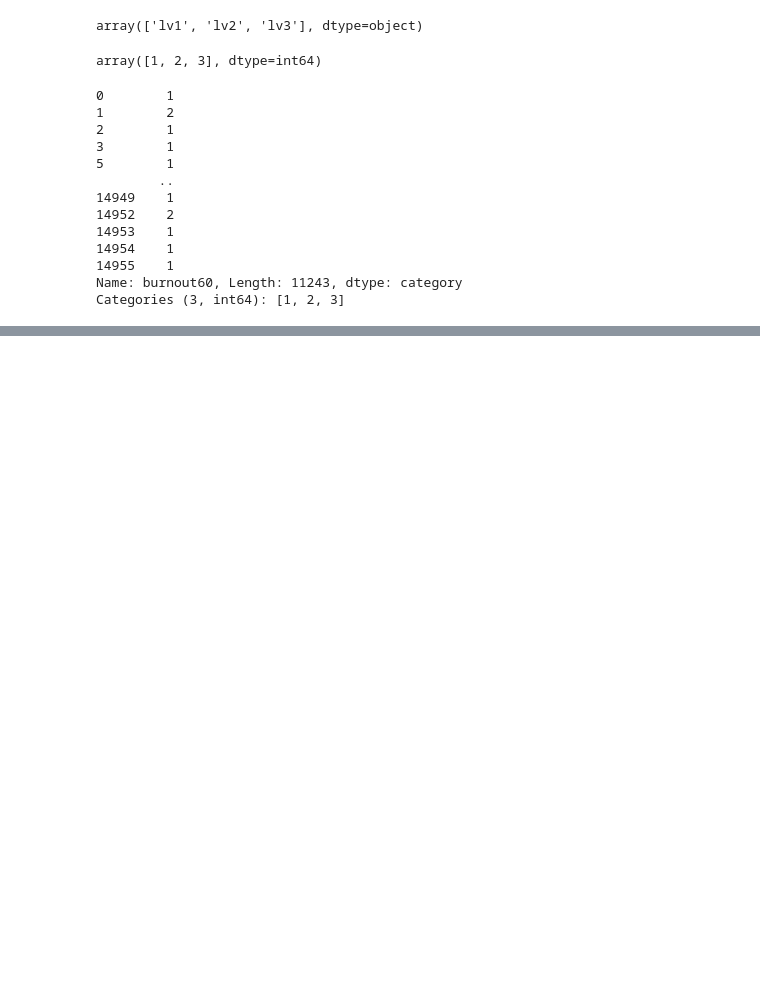
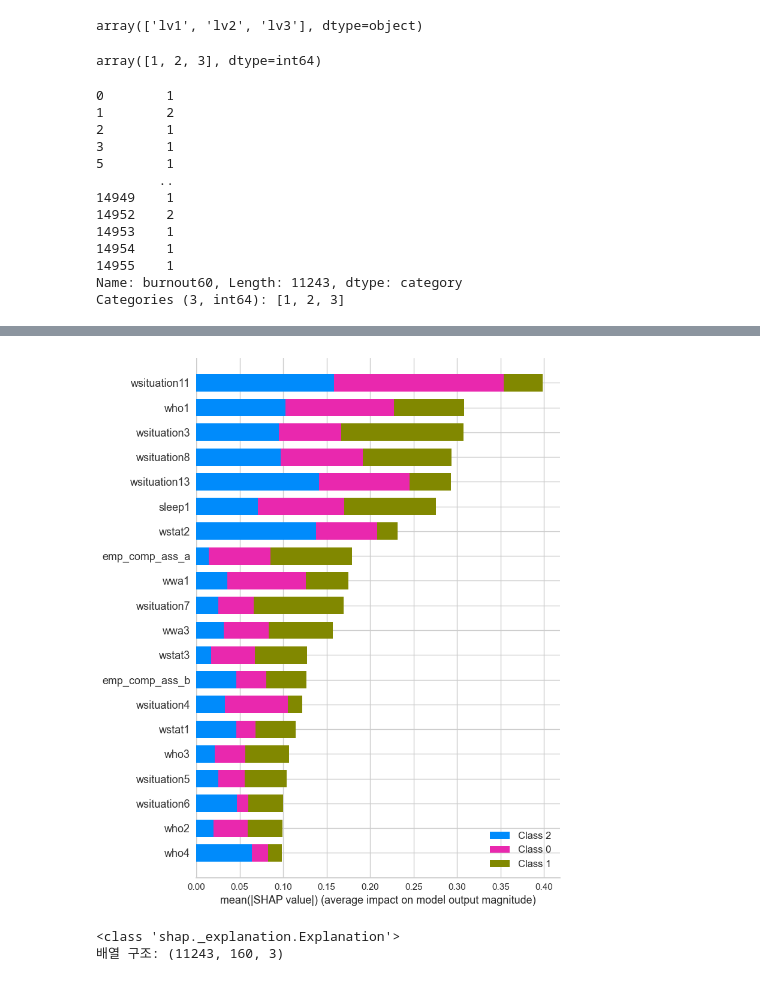
Before and after one commit to momoT2/2-project, a Jupyter notebook: 0826_2PD_H.ipynb, the cells around one changed output, grey strips where cells are left out. Cells and saved outputs as stored; diff of their text form; code cells hidden in the pictures; blank space fills up the shorter version.

```diff
--- a/0826_2PD_H.ipynb
+++ b/0826_2PD_H.ipynb
@@ -581,0 +890,15 @@ best = compare_models(fold=10, sort='AUC')
+# %%
+import lightgbm as lgb
+from sklearn.metrics import log_loss, accuracy_score
+
+model = lgb.LGBMClassifier()
+model.fit(X_train, y_train)
+
+y_pred = model.predict(X_val)
+y_proba = model.predict_proba(X_val)
+
+acc = accuracy_score(y_val, y_pred)
+loss = log_loss(y_val, y_proba)
+
+print(f"검증 정확도: {acc:.4f}")
+print(f"검증 로그손실: {loss:.4f}")
@@ -581,0 +1001,5 @@ best = compare_models(fold=10, sort='AUC')
+# %%
+import shap
+explainer = shap.TreeExplainer(model)
+shap_values = explainer(train_X)
+shap_values
@@ -581,0 +1024,13 @@ best = compare_models(fold=10, sort='AUC')
+# %%
+shap.summary_plot(shap_values, train_X)
+# %% [output]
+[figure, added]
+# %%
+print(type(shap_values))
+if isinstance(shap_values, list):
+    print("리스트 구조:", [arr.shape for arr in shap_values])
+else:
+    print("배열 구조:", shap_values.shape)
+# %% [output]
+<class 'shap._explanation.Explanation'>
+배열 구조: (11243, 160, 3)
```
Also changed, not shown: parts of 53 cells of this notebook, 2 other files.
